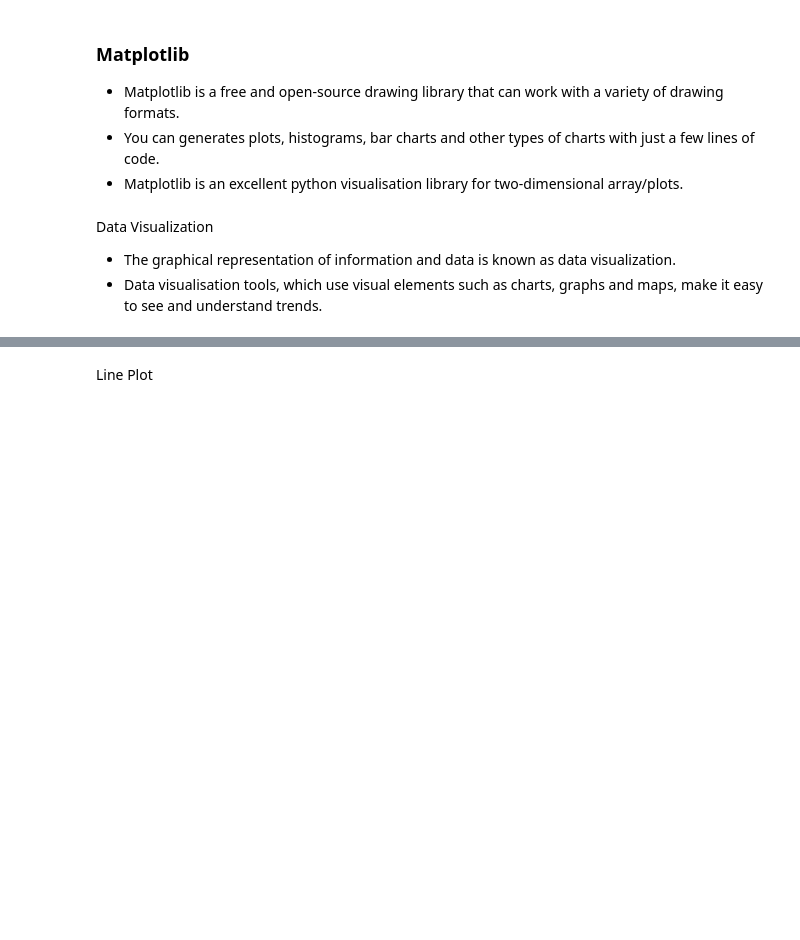
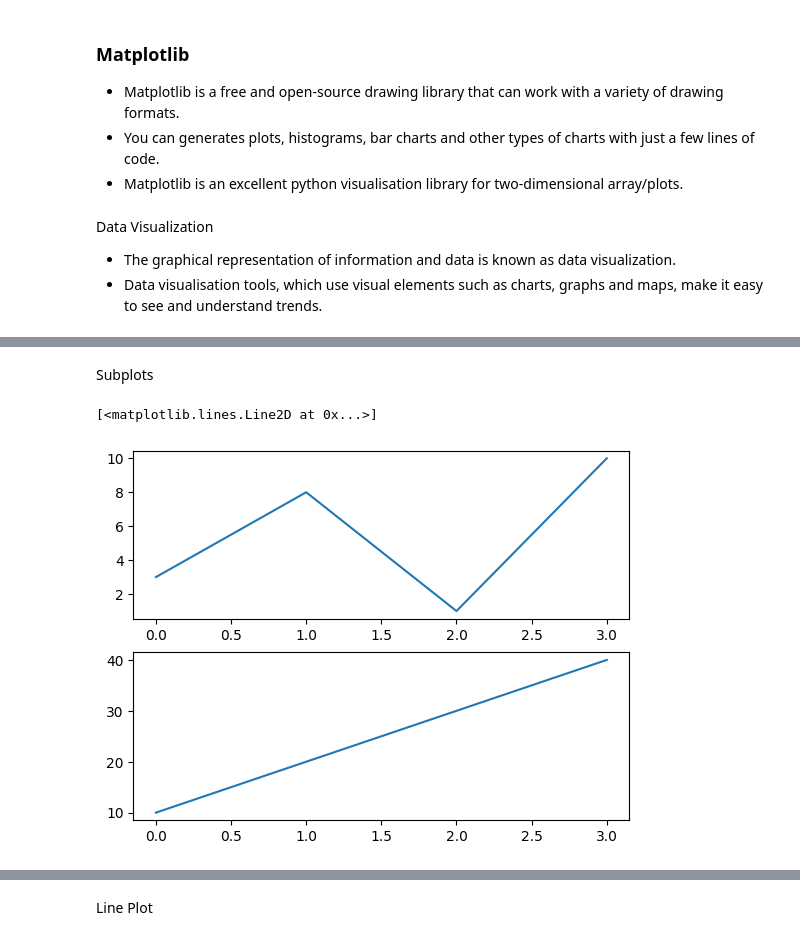
Before and after one commit to thisisdishang/Code-Unnati, a Jupyter notebook: 20.12.2023(matplotlib).ipynb, the cells around one changed output, grey strips where cells are left out. Saved outputs shown, nothing was run; the diff lists cells and outputs as text; code cells hidden in the pictures; blank space fills up the shorter version.

Commit message:
add more graph using matplotlib

```diff
--- a/20.12.2023(matplotlib).ipynb
+++ b/20.12.2023(matplotlib).ipynb
@@ -9,0 +45,17 @@ Data Visualization
+# %% [markdown]
+Subplots
+# %%
+# plot1:
+x=np.array([0,1,2,3])
+y=np.array([3,8,1,10])
+plt.subplot(2,1,1)
+plt.plot(x,y)
+
+# plot2:
+x=np.array([0,1,2,3])
+y=np.array([10,20,30,40])
+plt.subplot(2,1,2)
+plt.plot(x,y)
+# %% [output]
+[<matplotlib.lines.Line2D at 0x...>]
+[figure, added]
```
Also changed, not shown: parts of 11 cells of this notebook, 1 other file.
